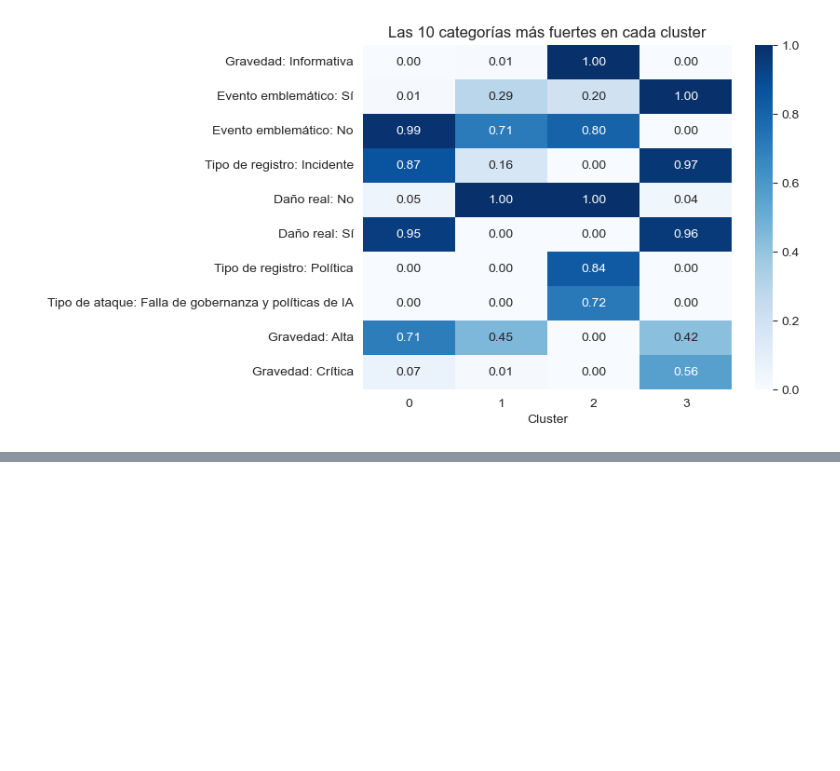
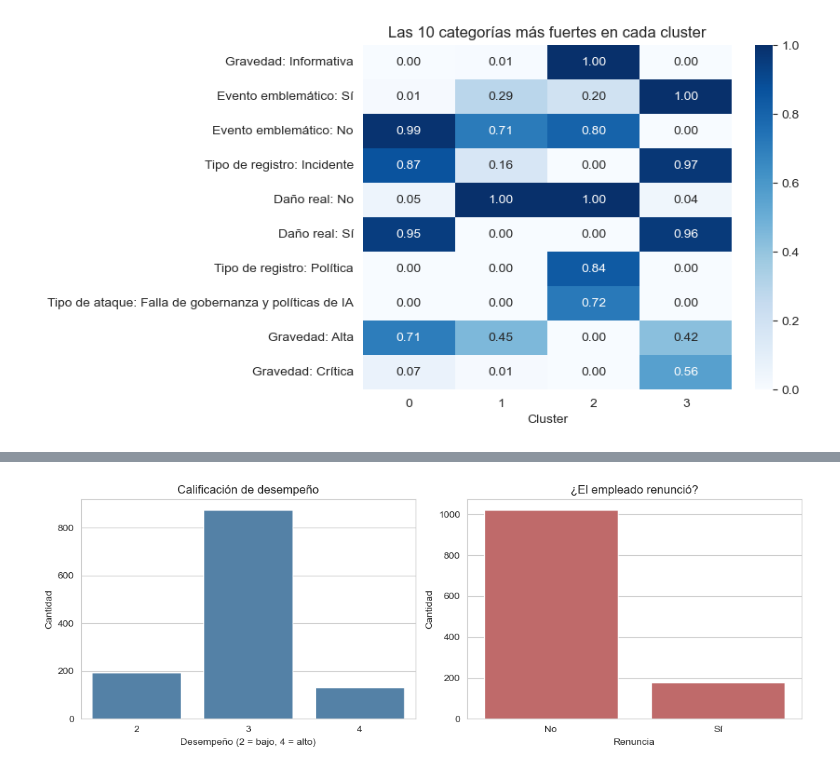
Before and after one commit to jeriel169017-a11y/Mineria-1, a Jupyter notebook: Proyecto_Mineria.ipynb, the cells around one changed output, grey strips where cells are left out. Saved outputs shown, nothing was run; the diff lists cells and outputs as text; code cells hidden in the pictures; blank space fills up the shorter version.

Commit message:
Agrego segundo dataset: clusterizacion Ward y prediccion de desempeno

```diff
--- a/Proyecto_Mineria.ipynb
+++ b/Proyecto_Mineria.ipynb
@@ -414,0 +570,30 @@ plt.title("Las 10 categorías más fuertes en cada cluster"); plt.xlabel("Cluste
+# %%
+# Nombres de columnas en español
+df = df.rename(columns={
+    "EmpNumber": "id_empleado", "Age": "edad", "Gender": "genero", "EducationBackground": "formacion",
+    "MaritalStatus": "estado_civil", "EmpDepartment": "departamento", "EmpJobRole": "puesto",
+    "BusinessTravelFrequency": "viajes", "DistanceFromHome": "distancia_casa", "EmpEducationLevel": "nivel_educativo",
+    "EmpEnvironmentSatisfaction": "sat_ambiente", "EmpHourlyRate": "tarifa_hora", "EmpJobInvolvement": "involucramiento",
+    "EmpJobLevel": "nivel_puesto", "EmpJobSatisfaction": "sat_trabajo", "NumCompaniesWorked": "num_empresas",
+    "OverTime": "horas_extra", "EmpLastSalaryHikePercent": "aumento_salario_pct", "EmpRelationshipSatisfaction": "sat_relaciones",
+    "TotalWorkExperienceInYears": "exp_total", "TrainingTimesLastYear": "capacitaciones", "EmpWorkLifeBalance": "balance_vida",
+    "ExperienceYearsAtThisCompany": "anios_empresa", "ExperienceYearsInCurrentRole": "anios_puesto",
+    "YearsSinceLastPromotion": "anios_sin_ascenso", "YearsWithCurrManager": "anios_con_jefe", "PerformanceRating": "desempeno",
+    "Avg no. of engagements per day for last 1 year": "contactos_dia", "Avg no. of demos per day for last 1 year": "demos_dia",
+    "Avg. interaction time per customer seconds": "tiempo_interaccion", "Avg. sales per day": "ventas_dia",
+    "Avg. sales value": "valor_venta", "Avg. customer feedback": "calif_clientes", "Salary per Annum lacs": "salario_anual",
+    "Conversion rate": "tasa_conversion", "% of sales from high value products": "pct_alto_valor",
+    "No. of interactions per customer per customer": "interacciones_cliente", "Product knowledge score": "conocimiento_producto",
+    "Customers attended M vs F": "clientes_m_vs_f", "Attrition": "renuncia"})
+
+# Valores en español (solo las variables que usaremos en gráficos y tablas)
+df["genero"] = df["genero"].map({"Male": "Masculino", "Female": "Femenino"})
+df["horas_extra"] = df["horas_extra"].map({"Yes": "Sí", "No": "No"})
+df["renuncia"] = df["renuncia"].map({"Yes": "Sí", "No": "No"})
+df["departamento"] = df["departamento"].map({"Sales": "Ventas", "Development": "Desarrollo",
+    "Research & Development": "Investigación y Desarrollo", "Human Resources": "Recursos Humanos",
+    "Finance": "Finanzas", "Data Science": "Ciencia de Datos"})
+
+# Quitar el identificador (no sirve para agrupar)
+df = df.drop(columns=["id_empleado"])
+df.head()
@@ -414,0 +608,10 @@ plt.title("Las 10 categorías más fuertes en cada cluster"); plt.xlabel("Cluste
+# %%
+##Eda
+fig, ax = plt.subplots(1, 2, figsize=(11, 4))
+sns.countplot(data=df, x="desempeno", ax=ax[0], color="steelblue")
+ax[0].set_title("Calificación de desempeño"); ax[0].set_xlabel("Desempeño (2 = bajo, 4 = alto)"); ax[0].set_ylabel("Cantidad")
+sns.countplot(data=df, x="renuncia", ax=ax[1], color="indianred")
+ax[1].set_title("¿El empleado renunció?"); ax[1].set_xlabel("Renuncia"); ax[1].set_ylabel("Cantidad")
+plt.tight_layout(); plt.show()
+# %% [output]
+[figure, added]
```
Also changed, not shown: parts of 26 cells of this notebook.
